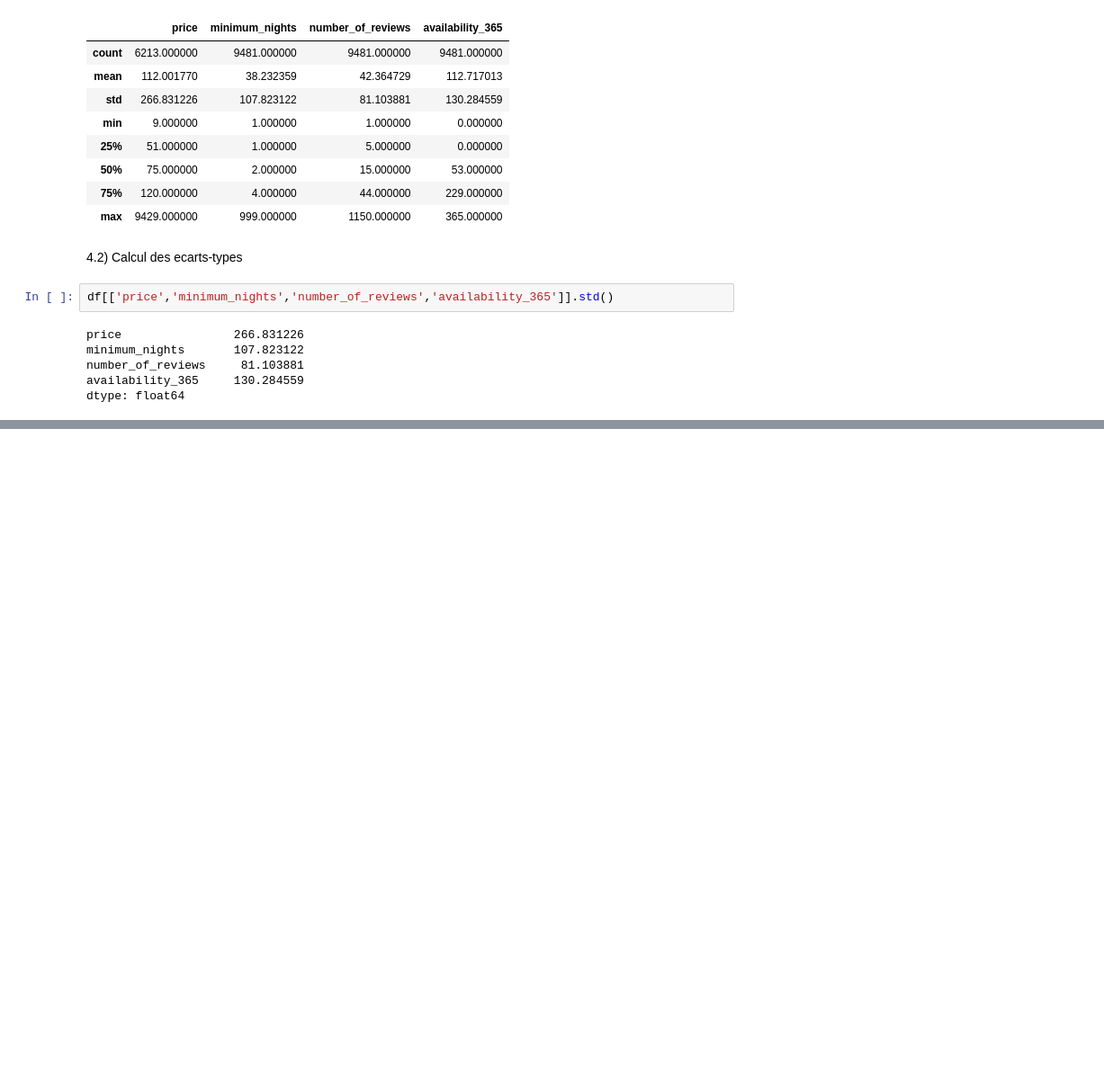
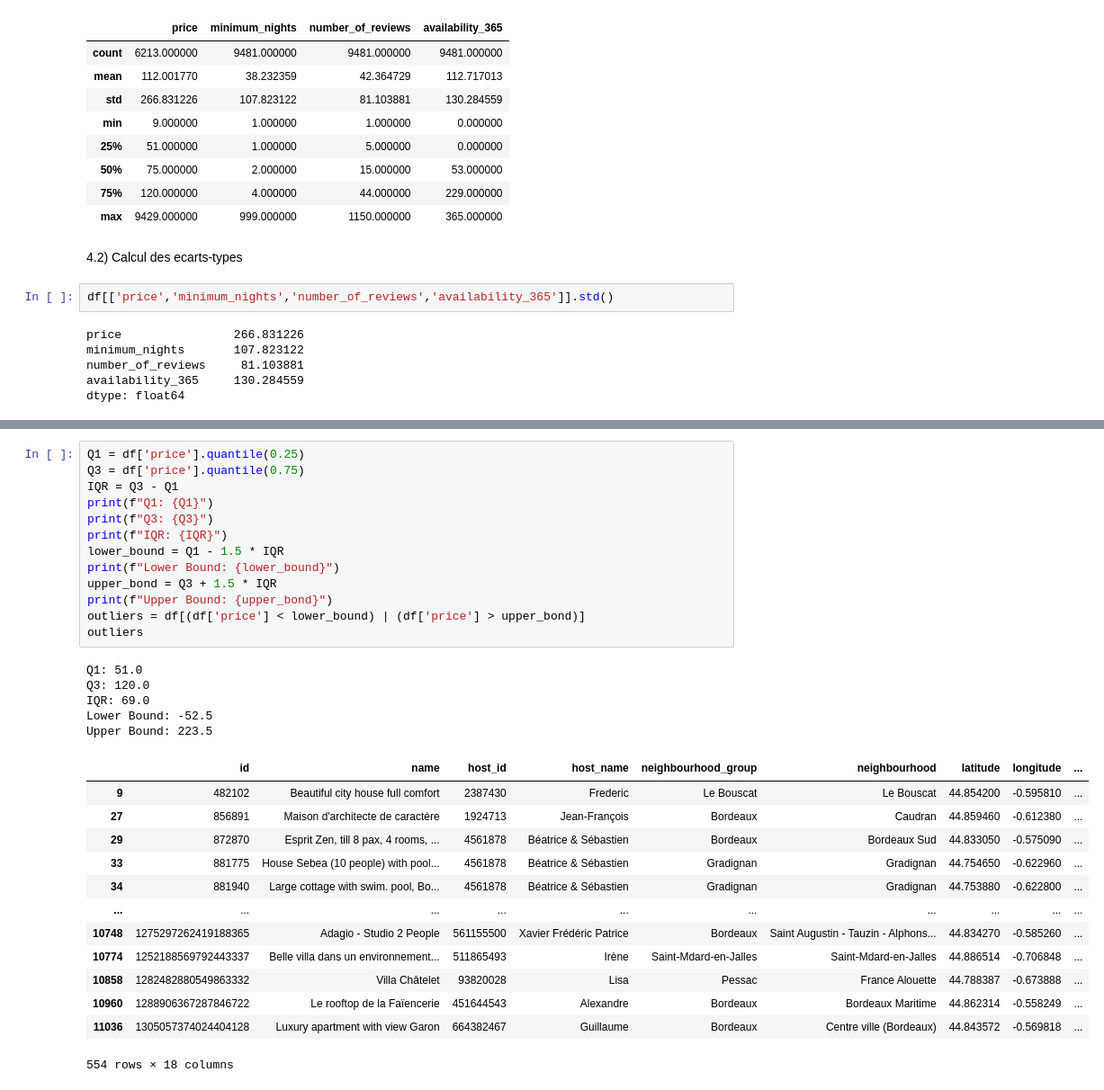
Before and after one commit to RedaAgouzoul/Data-Engineering-Master-Portfolio, a Jupyter notebook: 02_AirBnB_Data_Cleaning/tp2_cleaning_airbnb.ipynb, the cells around one changed output, grey strips where cells are left out. Shown at 90% size. Cells and saved outputs as stored; diff of their text form; blank space fills up the shorter version.

```diff
--- a/02_AirBnB_Data_Cleaning/tp2_cleaning_airbnb.ipynb
+++ b/02_AirBnB_Data_Cleaning/tp2_cleaning_airbnb.ipynb
@@ -184,0 +195,32 @@ dtype: float64
+# %%
+Q1 = df['price'].quantile(0.25)
+Q3 = df['price'].quantile(0.75)
+IQR = Q3 - Q1
+print(f"Q1: {Q1}")
+print(f"Q3: {Q3}")
+print(f"IQR: {IQR}")
+lower_bound = Q1 - 1.5 * IQR
+print(f"Lower Bound: {lower_bound}")
+upper_bond = Q3 + 1.5 * IQR
+print(f"Upper Bound: {upper_bond}")
+outliers = df[(df['price'] < lower_bound) | (df['price'] > upper_bond)]
+outliers
+# %% [output]
+Q1: 51.0
+Q3: 120.0
+IQR: 69.0
+Lower Bound: -52.5
+Upper Bound: 223.5
+|  | id | name | host_id | host_name | neighbourhood_group | neighbourhood | latitude | longitude | ... |
+| 9 | 482102 | Beautiful city house full comfort | 2387430 | Frederic | Le Bouscat | Le Bouscat | 44.854200 | -0.595810 | ... |
+| 27 | 856891 | Maison d'architecte de caractère | 1924713 | Jean-François | Bordeaux | Caudran | 44.859460 | -0.612380 | ... |
+| 29 | 872870 | Esprit Zen, till 8 pax, 4 rooms, ... | 4561878 | Béatrice & Sébastien | Bordeaux | Bordeaux Sud | 44.833050 | -0.575090 | ... |
+| 33 | 881775 | House Sebea (10 people) with pool... | 4561878 | Béatrice & Sébastien | Gradignan | Gradignan | 44.754650 | -0.622960 | ... |
+| 34 | 881940 | Large cottage with swim. pool, Bo... | 4561878 | Béatrice & Sébastien | Gradignan | Gradignan | 44.753880 | -0.622800 | ... |
+| ... | ... | ... | ... | ... | ... | ... | ... | ... | ... |
+| 10748 | 1275297262419188365 | Adagio - Studio 2 People | 561155500 | Xavier Frédéric Patrice | Bordeaux | Saint Augustin - Tauzin - Alphons... | 44.834270 | -0.585260 | ... |
+| 10774 | 1252188569792443337 | Belle villa dans un environnement... | 511865493 | Irène | Saint-Mdard-en-Jalles | Saint-Mdard-en-Jalles | 44.886514 | -0.706848 | ... |
+| 10858 | 1282482880549863332 | Villa Châtelet | 93820028 | Lisa | Pessac | France Alouette | 44.788387 | -0.673888 | ... |
+| 10960 | 1288906367287846722 | Le rooftop de la Faïencerie | 451644543 | Alexandre | Bordeaux | Bordeaux Maritime | 44.862314 | -0.558249 | ... |
+| 11036 | 1305057374024404128 | Luxury apartment with view Garon | 664382467 | Guillaume | Bordeaux | Centre ville (Bordeaux) | 44.843572 | -0.569818 | ... |
+554 rows × 18 columns
```
Also changed, not shown: parts of 5 cells of this notebook.
